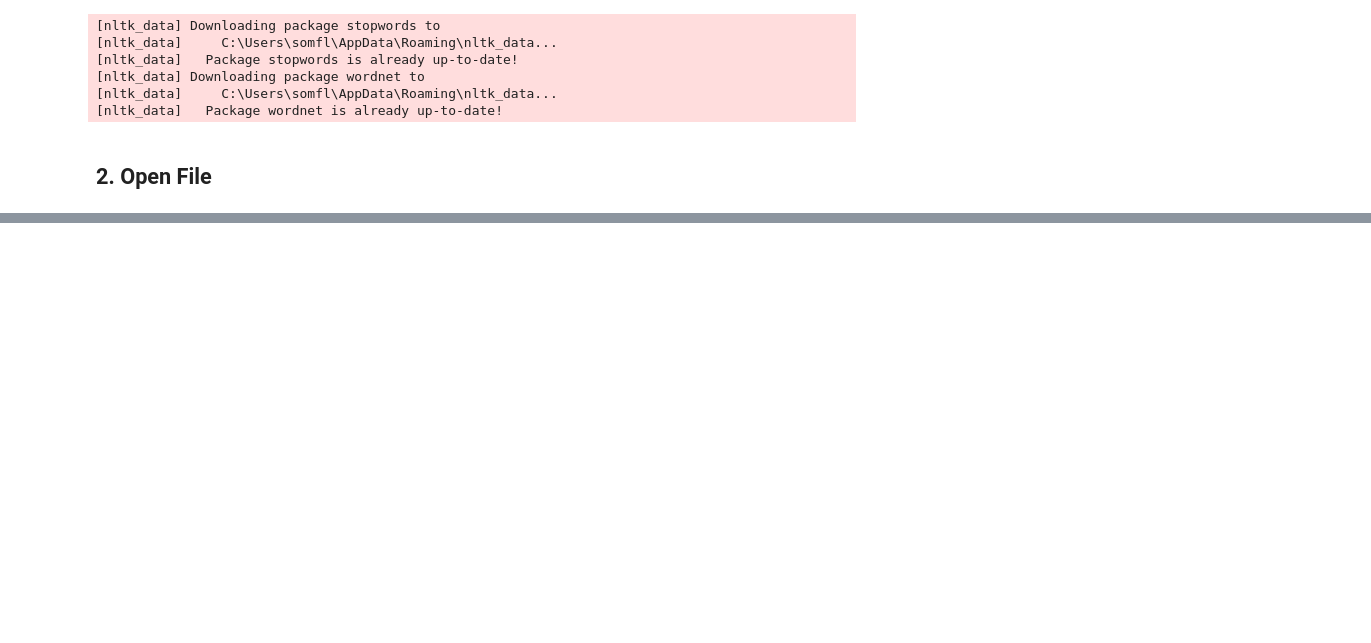
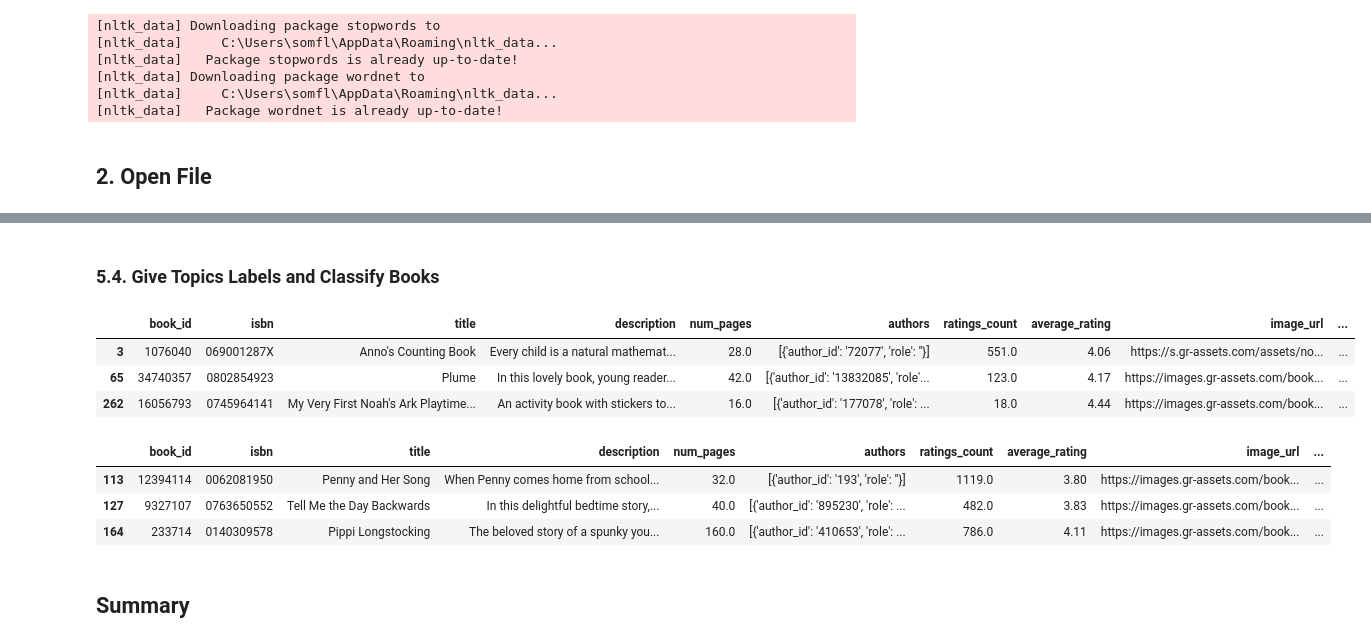
Before and after one commit to somayehY/Somayeh_Youssefi, a Jupyter notebook: Book Recomendation System/BookRecomSys_Preprocessing_Modeling.ipynb, the cells around one changed output, grey strips where cells are left out. Drawn from its saved outputs; the diff is of its cells as text; code cells hidden in the pictures; blank space fills up the shorter version.

```diff
--- a/Book Recomendation System/BookRecomSys_Preprocessing_Modeling.ipynb
+++ b/Book Recomendation System/BookRecomSys_Preprocessing_Modeling.ipynb
@@ -794,0 +517,16 @@ df_kid_book.dropna(subset=['positive_review', 'negative_review'])
+# %%
+data_verbs = pd.DataFrame(df_kid_book['second_round'].apply(verbs))
+
+tv_verb = TfidfVectorizer(ngram_range = (1,1), min_df = 1)
+data_tv_verb = tv_verb.fit_transform(data_verbs['second_round'])
+
+nmf_model = NMF(15)
+doc_topic = nmf_model.fit_transform(data_tv_verb)
+
+components_df = pd.DataFrame(nmf_model.components_, columns=tv_verb.get_feature_names())
+
+for topic in range(components_df.shape[0]):
+    tmp = components_df.iloc[topic]
+    print(f'For topic {topic+1} the words with the highest value are:')
+    print(tmp.nlargest(15))
+    print('\n')
@@ -794,0 +551,34 @@ df_kid_book.dropna(subset=['positive_review', 'negative_review'])
+# %%
+doc_topics = pd.DataFrame(doc_topic, index = df_kid_book.index)
+doc_topics['topic_number'] = doc_topics.idxmax(axis=1)
+# %% [markdown]
+### 5.4. Give Topics Labels and Classify Books
+# %%
+labels = ['1: planning', '2: rhyming_and_singing', '3: love_and_family', '4: inspirational', '5: memories', '6: history',
+          '7: animals', '8: bullying', '9: poetry', '10: fiction ', '11: missing_loved_ones', '12: teaching',
+          '13: Christmas_tories', '14: animals_and_nature' ,'15: teach_maths']
+# %%
+topics_dic = {}
+for i in range(len(labels)):
+    topics_dic[i] = labels[i]
+for i in range(len(doc_topics)):
+    x = doc_topics.loc[i, 'topic_number']
+    doc_topics.loc[i, 'label'] = topics_dic[x]
+topics_book = doc_topics['label']
+kid_books = df_kid_book.merge(topics_book, left_index=True, right_index=True)
+# %%
+kid_books.loc[kid_books['label']=='15: teach_maths'].head(3)
+# %% [output]
+|  | book_id | isbn | title | description | num_pages | authors | ratings_count | average_rating | image_url | ... |
+| 3 | 1076040 | 069001287X | Anno's Counting Book | Every child is a natural mathemat... | 28.0 | [{'author_id': '72077', 'role': ''}] | 551.0 | 4.06 | https://s.gr-assets.com/assets/no... | ... |
+| 65 | 34740357 | 0802854923 | Plume | In this lovely book, young reader... | 42.0 | [{'author_id': '13832085', 'role'... | 123.0 | 4.17 | https://images.gr-assets.com/book... | ... |
+| 262 | 16056793 | 0745964141 | My Very First Noah's Ark Playtime... | An activity book with stickers to... | 16.0 | [{'author_id': '177078', 'role': ... | 18.0 | 4.44 | https://images.gr-assets.com/book... | ... |
+# %%
+kid_books.loc[kid_books['label']=='14: animals_and_nature'].head(3)
+# %% [output]
+|  | book_id | isbn | title | description | num_pages | authors | ratings_count | average_rating | image_url | ... |
+| 113 | 12394114 | 0062081950 | Penny and Her Song | When Penny comes home from school... | 32.0 | [{'author_id': '193', 'role': ''}] | 1119.0 | 3.80 | https://images.gr-assets.com/book... | ... |
+| 127 | 9327107 | 0763650552 | Tell Me the Day Backwards | In this delightful bedtime story,... | 40.0 | [{'author_id': '895230', 'role': ... | 482.0 | 3.83 | https://images.gr-assets.com/book... | ... |
+| 164 | 233714 | 0140309578 | Pippi Longstocking | The beloved story of a spunky you... | 160.0 | [{'author_id': '410653', 'role': ... | 786.0 | 4.11 | https://images.gr-assets.com/book... | ... |
+# %% [markdown]
+## Summary <a class='anchor' id='summary'>
```
Also changed, not shown: parts of 83 cells of this notebook.
